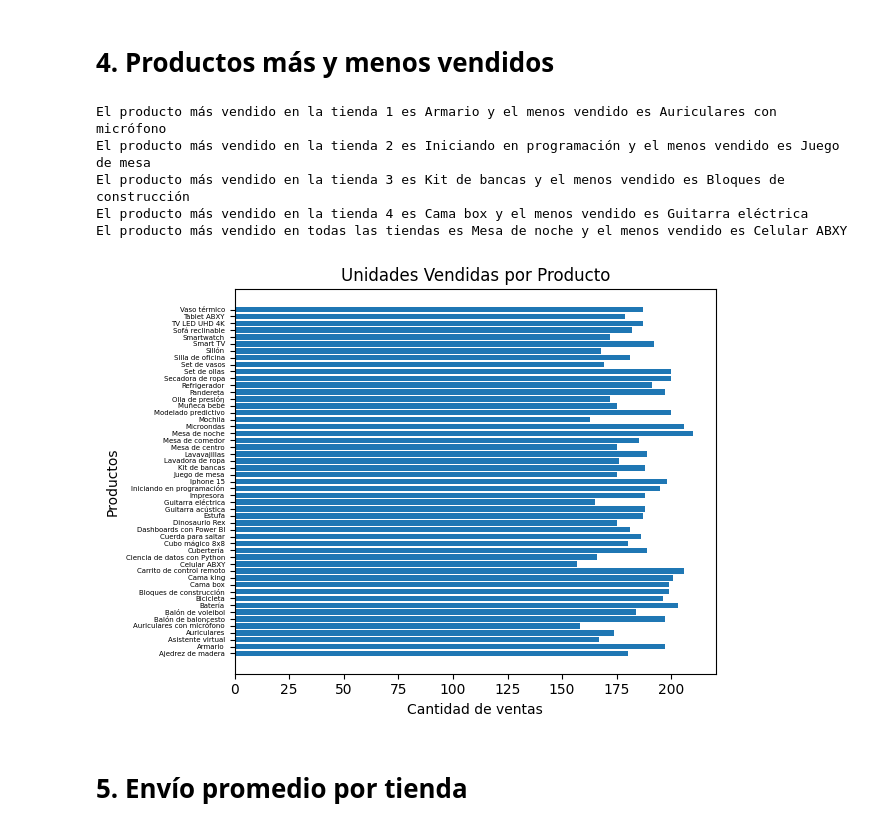
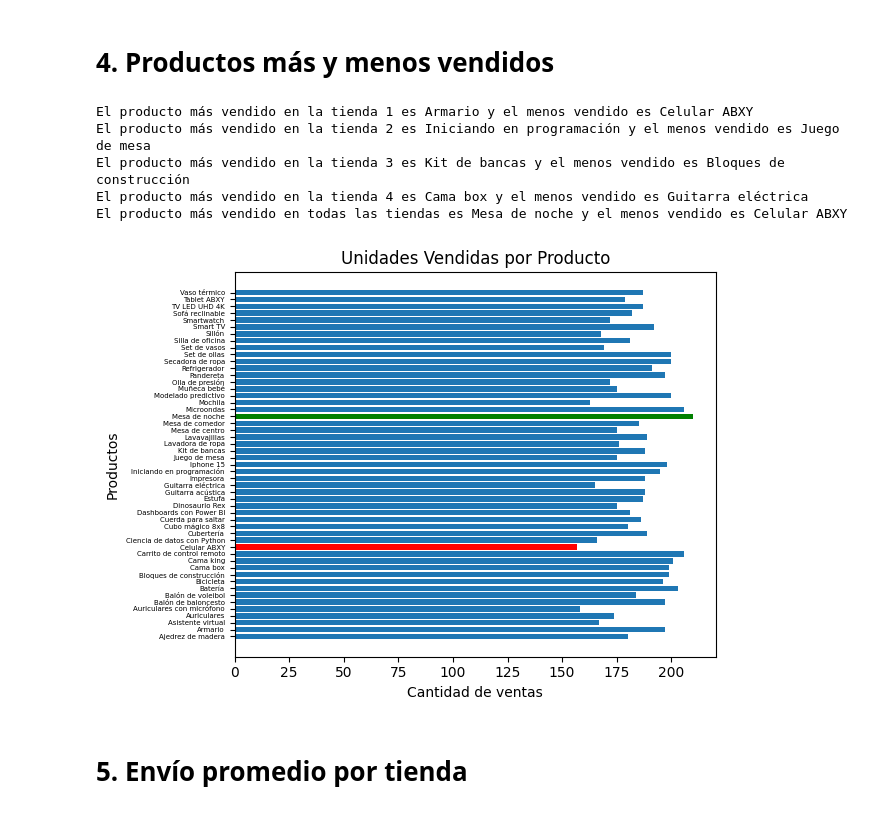
Before and after one commit to claudio1804-12/challenge1, a Jupyter notebook: AluraStoreLatam.ipynb, the cells around one changed output. Saved outputs shown, nothing was run; the diff lists cells and outputs as text; code cells hidden in the pictures.

```diff
--- a/AluraStoreLatam.ipynb
+++ b/AluraStoreLatam.ipynb
@@ -149,15 +170,14 @@ plt.show()
 # %% [markdown]
 # 4. Productos más y menos vendidos
 # %%
-q1=store1.groupby('Producto')['Precio'].count()
-q2=store2.groupby('Producto')['Precio'].count()
-q3=store3.groupby('Producto')['Precio'].count()
-q4=store4.groupby('Producto')['Precio'].count()
+q1 = store1.value_counts('Producto')
+q2 = store2.value_counts('Producto')
+q3 = store3.value_counts('Producto')
+q4 = store4.value_counts('Producto')
 q_ventas = pd.DataFrame({'Tienda 1':q1,'Tienda 2':q2,'Tienda 3':q3,'Tienda 4':q4})
 q_ventas
 
 q1_max=q1.idxmax()
-q1_min=q1.idxmin()
 q2_max=q2.idxmax()
 q2_min=q2.idxmin()
 q3_max=q3.idxmax()
@@ -175,21 +195,26 @@ q_vtas_max=q_ventas['Total q'].idxmax()
 q_vtas_min=q_ventas['Total q'].idxmin()
 print(f'El producto más vendido en todas las tiendas es {q_vtas_max} y el menos vendido es {q_vtas_min}')
 # %% [output]
-El producto más vendido en la tienda 1 es Armario y el menos vendido es Auriculares con micrófono
+El producto más vendido en la tienda 1 es Armario y el menos vendido es Celular ABXY
 El producto más vendido en la tienda 2 es Iniciando en programación y el menos vendido es Juego de mesa
 El producto más vendido en la tienda 3 es Kit de bancas y el menos vendido es Bloques de construcción
 El producto más vendido en la tienda 4 es Cama box y el menos vendido es Guitarra eléctrica
 El producto más vendido en todas las tiendas es Mesa de noche y el menos vendido es Celular ABXY
-# %%
-plt.barh(q_ventas.index, q_ventas['Total q'])
-plt.title('Unidades Vendidas por Producto')
-plt.xlabel('Cantidad de ventas')
-plt.ylabel('Productos')
-plt.yticks(fontsize=5)
-plt.tight_layout()
-plt.show()
-# %% [output]
-[figure, removed]
+# %%
+from numpy import size
+from matplotlib import colors
+fif,ak = plt.subplots()
+ak.barh(q_ventas.index, q_ventas['Total q'])
+ak.set_title('Unidades Vendidas por Producto')
+ak.set_xlabel('Cantidad de ventas')
+ak.set_ylabel('Productos')
+ak.tick_params(axis = 'y', labelsize=5)
+ak.barh(q_vtas_max,q_ventas['Total q'].max(), color = 'green')
+ak.barh(q_vtas_min,q_ventas['Total q'].min(), color = 'red')
+plt.tight_layout()
+plt.show()
+# %% [output]
+[figure, added]
 # %% [markdown]
 # 5. Envío promedio por tienda
 # %%
```
Also changed, not shown: parts of 3 cells of this notebook.
